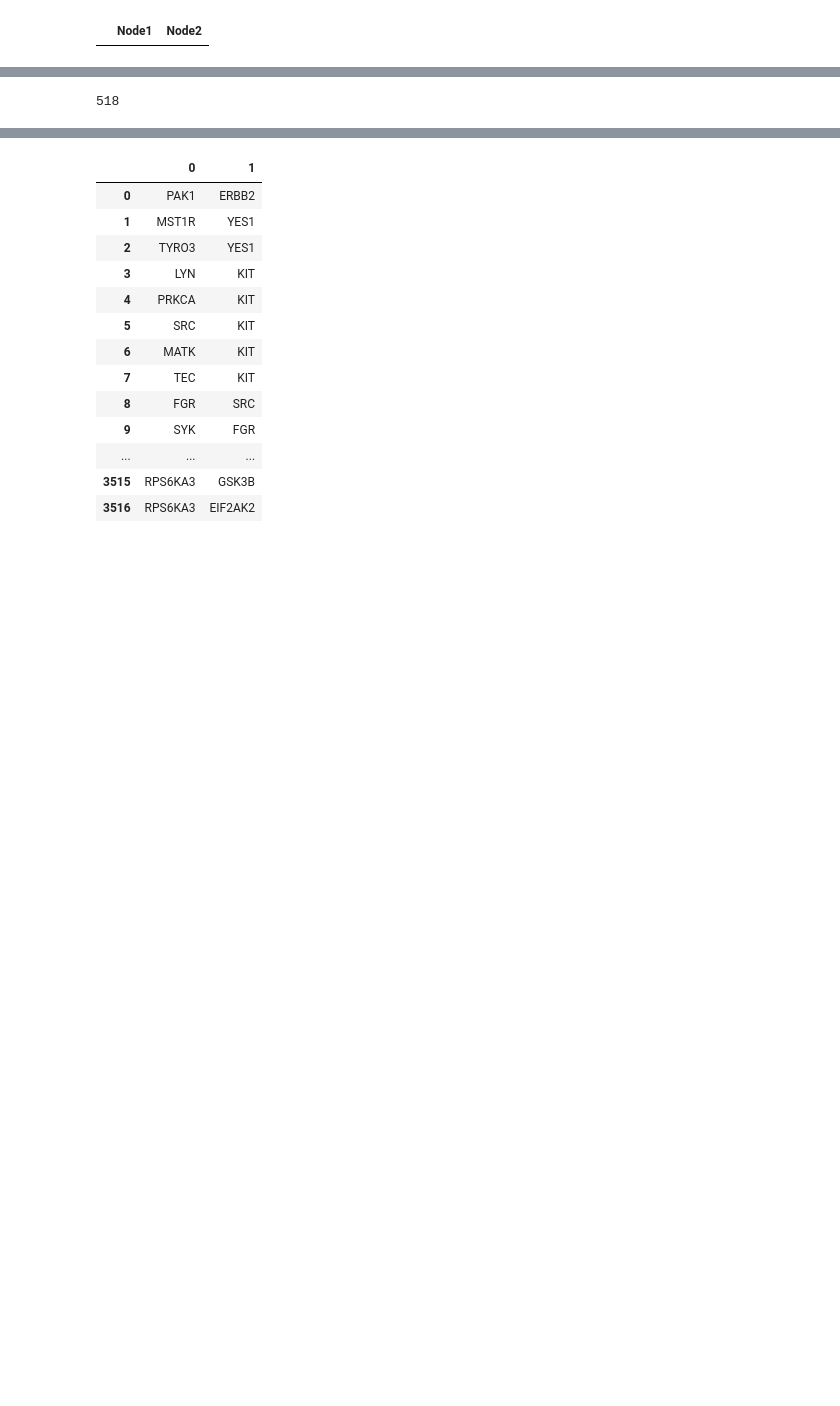
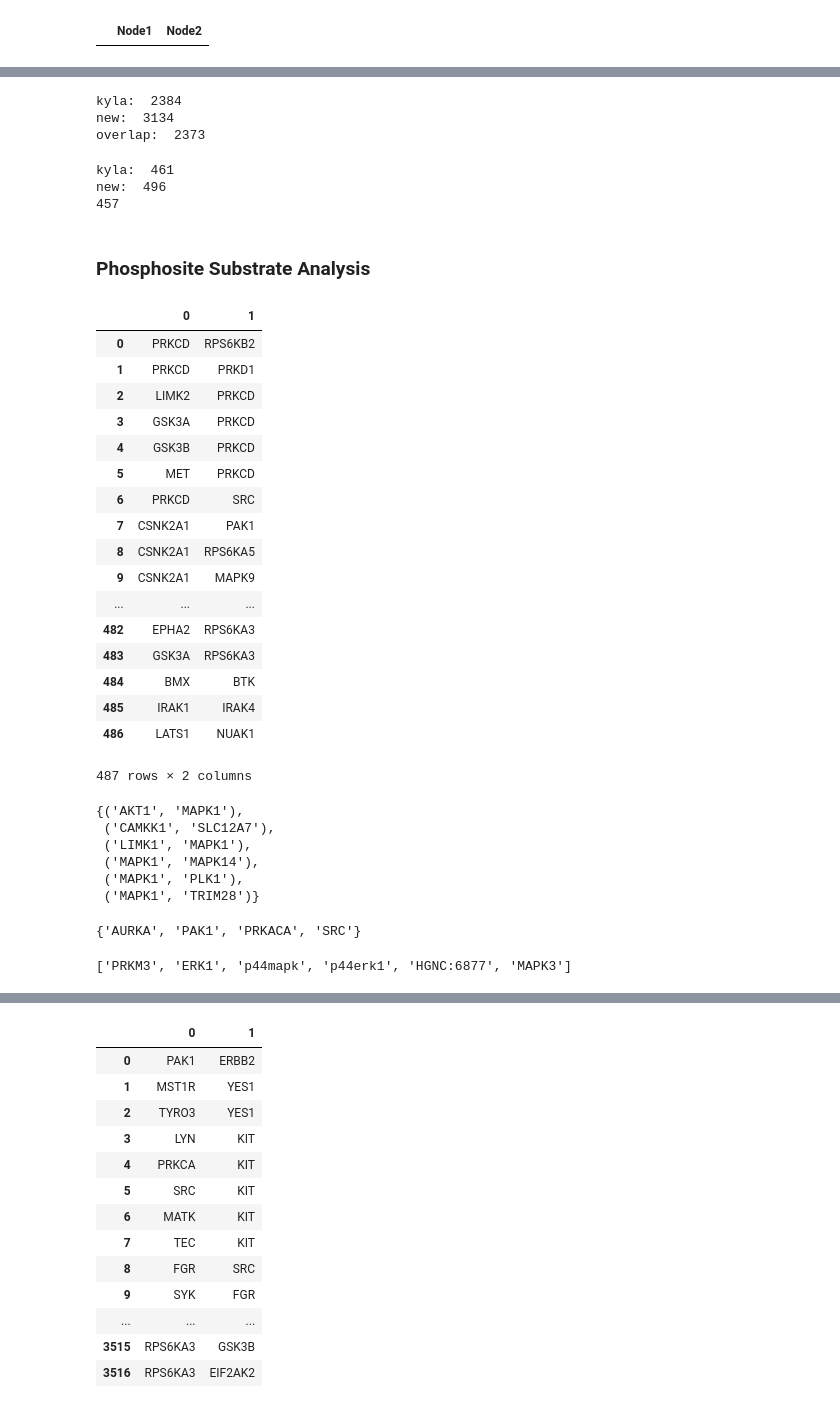
Before and after one commit to gomezlab/kinotypeClusteringAndRegression, a Jupyter notebook: src/assembleNetwork.ipynb, the cells around one changed output, grey strips where cells are left out. Cells and saved outputs as stored; diff of their text form; code cells hidden in the pictures; blank space fills up the shorter version.

```diff
--- a/src/assembleNetwork.ipynb
+++ b/src/assembleNetwork.ipynb
@@ -440,4 +660,50 @@ Adding mint to network
+# %%
+print('kyla: ', len(kyla_hippie_edges))
+print('new: ', len(new_hippie_edges))
+print('overlap: ',len(new_hippie_edges & kyla_hippie_edges))
+# %% [output]
+kyla:  2384
+new:  3134
+overlap:  2373
 # %%
-len(set(network['Node1'].unique()) | set(network['Node2'].unique()))
+new_hippie_tot = set(network['Node1']) | set(network['Node2'])
+kyla_hippie_tot = set(kyla_hippie[0]) | set(kyla_hippie[1])
-# %% [output]
-518
+# %%
+print('kyla: ', len(kyla_hippie_tot))
+print('new: ', len(new_hippie_tot))
+print(len(new_hippie_tot & kyla_hippie_tot))
+# %% [output]
+kyla:  461
+new:  496
+457
+# %% [markdown]
+###  Phosphosite Substrate Analysis
+# %%
+kyla_phosphosite_substrate = pd.read_csv('/Users/isrobson/Documents/MATLAB/phosphosite_substrate_compiled.txt', sep='\t', skiprows=3, header=None)
+
+kyla_phosphosite_substrate[0] = kyla_phosphosite_substrate[0].apply(lambda x: hgnc_mapper[x] if x in hgnc_mapper.keys() else uniprot_to_hgnc_map_helper[x])
+kyla_phosphosite_substrate[1] = kyla_phosphosite_substrate[1].apply(lambda x: hgnc_mapper[x] if x in hgnc_mapper.keys() else uniprot_to_hgnc_map_helper[x])
+
+for i in kyla_phosphosite_substrate.index:
+    kyla_phosphosite_substrate.loc[i] = sorted(kyla_phosphosite_substrate.loc[i])
+
+kyla_phosphosite_substrate
+# %% [output]
+|  | 0 | 1 |
+| 0 | PRKCD | RPS6KB2 |
+| 1 | PRKCD | PRKD1 |
+| 2 | LIMK2 | PRKCD |
+| 3 | GSK3A | PRKCD |
+| 4 | GSK3B | PRKCD |
+| 5 | MET | PRKCD |
+| 6 | PRKCD | SRC |
+| 7 | CSNK2A1 | PAK1 |
+| 8 | CSNK2A1 | RPS6KA5 |
+| 9 | CSNK2A1 | MAPK9 |
+| ... | ... | ... |
+| 482 | EPHA2 | RPS6KA3 |
+| 483 | GSK3A | RPS6KA3 |
+| 484 | BMX | BTK |
+| 485 | IRAK1 | IRAK4 |
+| 486 | LATS1 | NUAK1 |
+487 rows × 2 columns
@@ -443,0 +713,18 @@ len(set(network['Node1'].unique()) | set(network['Node2'].unique()))
+# %%
+kyla_edges - new_edges
+# %% [output]
+{('AKT1', 'MAPK1'),
+ ('CAMKK1', 'SLC12A7'),
+ ('LIMK1', 'MAPK1'),
+ ('MAPK1', 'MAPK14'),
+ ('MAPK1', 'PLK1'),
+ ('MAPK1', 'TRIM28')}
+# %%
+aurka_hits = set(phosphosite_substrate[phosphosite_substrate['SUB_GENE']=='AURKA']['GENE'].apply(lambda x: hgnc_mapper[x] if x in hgnc_mapper.keys() and hgnc_mapper[x] in kinome_set else None))
+aurka_hits
+# %% [output]
+{'AURKA', 'PAK1', 'PRKACA', 'SRC'}
+# %%
+[x for x,y in hgnc_mapper.items() if y == 'MAPK3']
+# %% [output]
+['PRKM3', 'ERK1', 'p44mapk', 'p44erk1', 'HGNC:6877', 'MAPK3']
```
Also changed, not shown: parts of 92 cells of this notebook, 2 other files.
